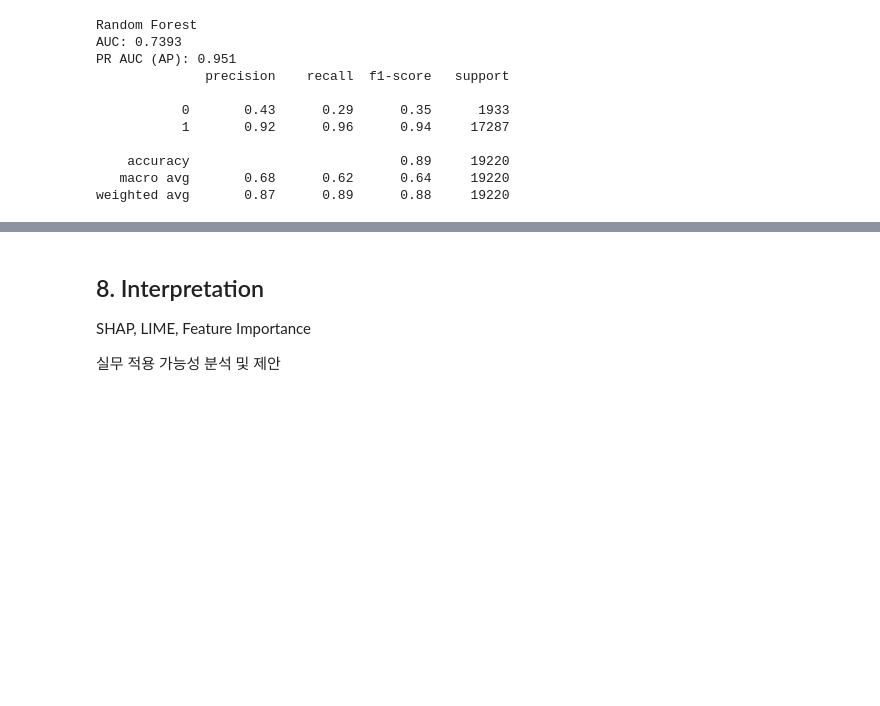
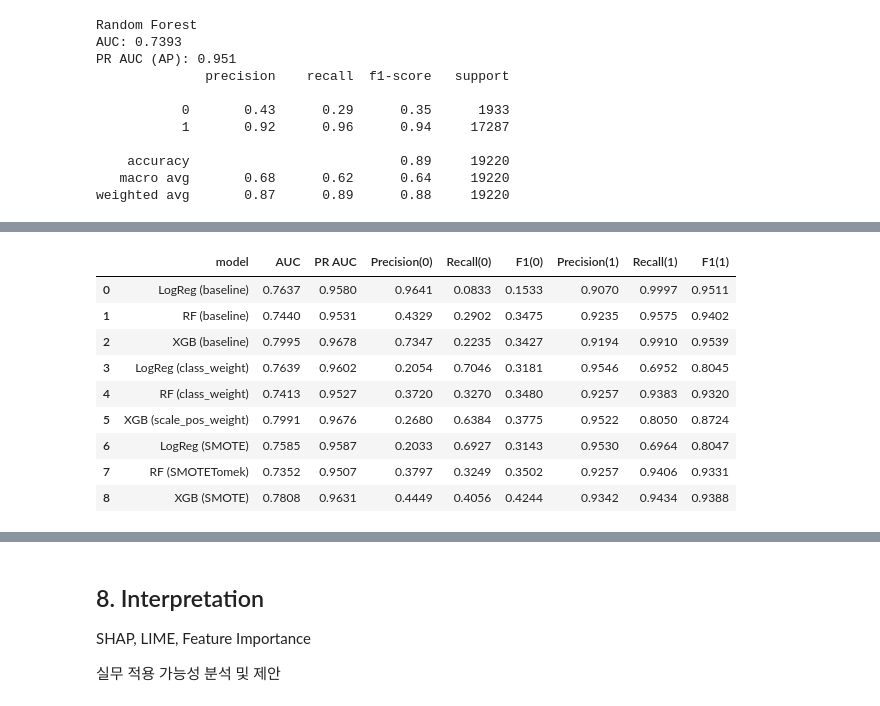
Before and after one commit to jameshan54/churn-prediction, a Jupyter notebook: notebooks/churn_prediction.ipynb, the cells around one changed output, grey strips where cells are left out. Saved outputs shown, nothing was run; the diff lists cells and outputs as text; code cells hidden in the pictures; blank space fills up the shorter version.

```diff
--- a/notebooks/churn_prediction.ipynb
+++ b/notebooks/churn_prediction.ipynb
@@ -596,0 +737,56 @@ This is generally considered the standard ML experimentation process.
+# %%
+# 8.4 Resampling
+# 설치 필요: pip install imbalanced-learn
+from imblearn.pipeline import Pipeline as ImbPipeline
+from imblearn.over_sampling import SMOTE
+from imblearn.combine import SMOTETomek
+
+# Logistic + SMOTE
+log_smote = ImbPipeline([
+    ('prep', preprocess),
+    ('smote', SMOTE(random_state=42)),
+    ('clf', LogisticRegression(max_iter=1000, random_state=42))
+])
+log_smote.fit(X_train, y_train)
+proba_log_smote = log_smote.predict_proba(X_test)[:, 1]
+row, _ = eval_binary(y_test, proba_log_smote, name='LogReg (SMOTE)')
+results.append(row)
+
+# RF + SMOTETomek (over+clean)
+rf_st = ImbPipeline([
+    ('prep', preprocess),
+    ('smotetomek', SMOTETomek(random_state=42)),
+    ('clf', RandomForestClassifier(n_estimators=300, random_state=42, n_jobs=-1))
+])
+rf_st.fit(X_train, y_train)
+proba_rf_st = rf_st.predict_proba(X_test)[:, 1]
+row, _ = eval_binary(y_test, proba_rf_st, name='RF (SMOTETomek)')
+results.append(row)
+
+# XGB + SMOTE (주의: 트리모델 + SMOTE는 데이터 크기/시간 고려)
+xgb_smote = ImbPipeline([
+    ('prep', preprocess),
+    ('smote', SMOTE(random_state=42)),
+    ('clf', XGBClassifier(
+        n_estimators=400, max_depth=6, learning_rate=0.05,
+        subsample=0.9, colsample_bytree=0.9,
+        eval_metric='logloss', random_state=42, n_jobs=-1
+    ))
+])
+xgb_smote.fit(X_train, y_train)
+proba_xgb_smote = xgb_smote.predict_proba(X_test)[:, 1]
+row, _ = eval_binary(y_test, proba_xgb_smote, name='XGB (SMOTE)')
+results.append(row)
+
+pd.DataFrame(results)
+# %% [output]
+|  | model | AUC | PR AUC | Precision(0) | Recall(0) | F1(0) | Precision(1) | Recall(1) | F1(1) |
+| 0 | LogReg (baseline) | 0.7637 | 0.9580 | 0.9641 | 0.0833 | 0.1533 | 0.9070 | 0.9997 | 0.9511 |
+| 1 | RF (baseline) | 0.7440 | 0.9531 | 0.4329 | 0.2902 | 0.3475 | 0.9235 | 0.9575 | 0.9402 |
+| 2 | XGB (baseline) | 0.7995 | 0.9678 | 0.7347 | 0.2235 | 0.3427 | 0.9194 | 0.9910 | 0.9539 |
+| 3 | LogReg (class_weight) | 0.7639 | 0.9602 | 0.2054 | 0.7046 | 0.3181 | 0.9546 | 0.6952 | 0.8045 |
+| 4 | RF (class_weight) | 0.7413 | 0.9527 | 0.3720 | 0.3270 | 0.3480 | 0.9257 | 0.9383 | 0.9320 |
+| 5 | XGB (scale_pos_weight) | 0.7991 | 0.9676 | 0.2680 | 0.6384 | 0.3775 | 0.9522 | 0.8050 | 0.8724 |
+| 6 | LogReg (SMOTE) | 0.7585 | 0.9587 | 0.2033 | 0.6927 | 0.3143 | 0.9530 | 0.6964 | 0.8047 |
+| 7 | RF (SMOTETomek) | 0.7352 | 0.9507 | 0.3797 | 0.3249 | 0.3502 | 0.9257 | 0.9406 | 0.9331 |
+| 8 | XGB (SMOTE) | 0.7808 | 0.9631 | 0.4449 | 0.4056 | 0.4244 | 0.9342 | 0.9434 | 0.9388 |
```
Also changed, not shown: parts of 12 cells of this notebook.
